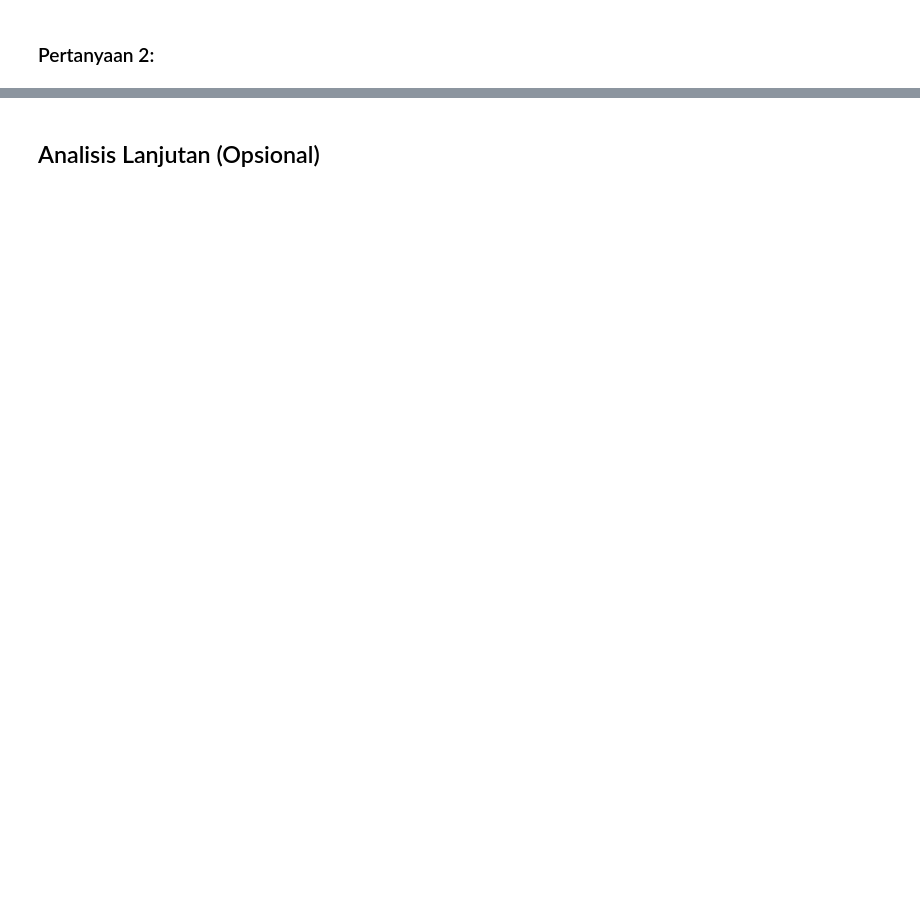
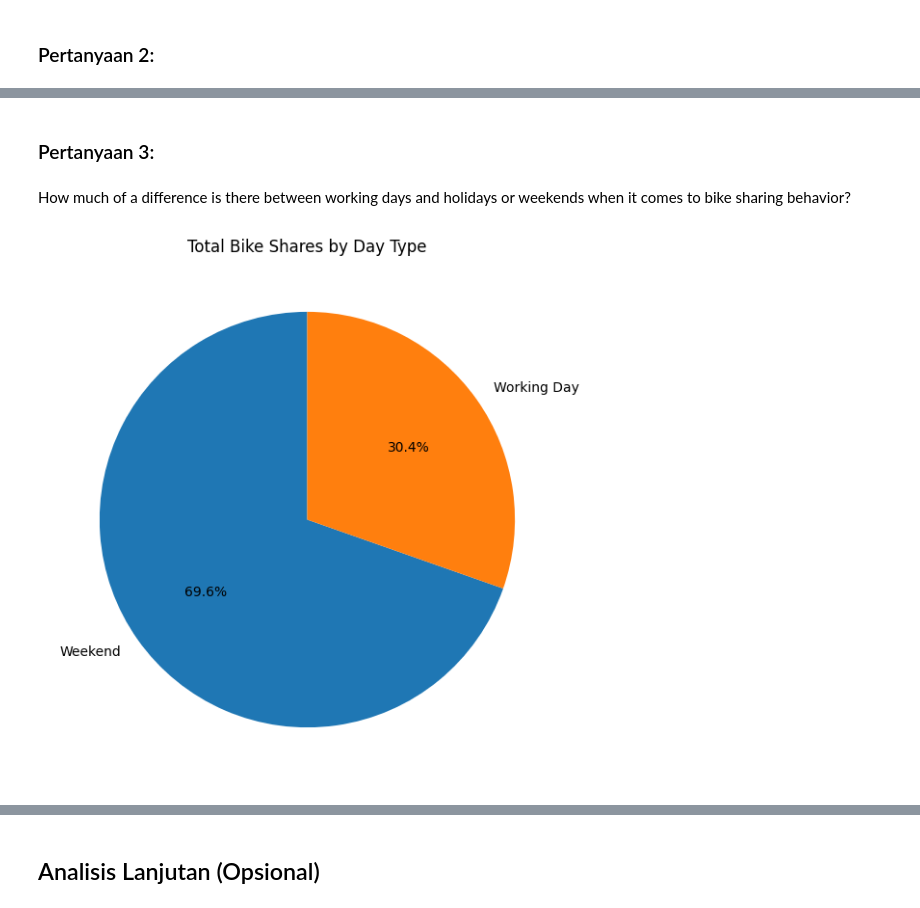
Before and after one commit to mikhail-karim/dicoding-bike_sharing_analysis-submission, a Jupyter notebook: notebook.ipynb, the cells around one changed output, grey strips where cells are left out. Cells and saved outputs as stored; diff of their text form; code cells hidden in the pictures; blank space fills up the shorter version.

```diff
--- a/notebook.ipynb
+++ b/notebook.ipynb
@@ -652,0 +787,14 @@ day_df.groupby('day').agg({
+# %% [markdown]
+### Pertanyaan 3:
+# %% [markdown]
+How much of a difference is there between working days and holidays or weekends when it comes to bike sharing behavior?
+# %%
+# membuat pie chart untuk persentase jumlah pengguna bike sharing dalam hari kerja/akhir pekan
+day_type_totals = day_df.groupby('day_type')['total'].sum()
+
+plt.figure(figsize=(7, 7))
+plt.pie(day_type_totals, labels=day_type_totals.index, autopct='%1.1f%%', startangle=90)
+plt.title('Total Bike Shares by Day Type')
+plt.show()
+# %% [output]
+[figure, added]
```
Also changed, not shown: parts of 74 cells of this notebook.
